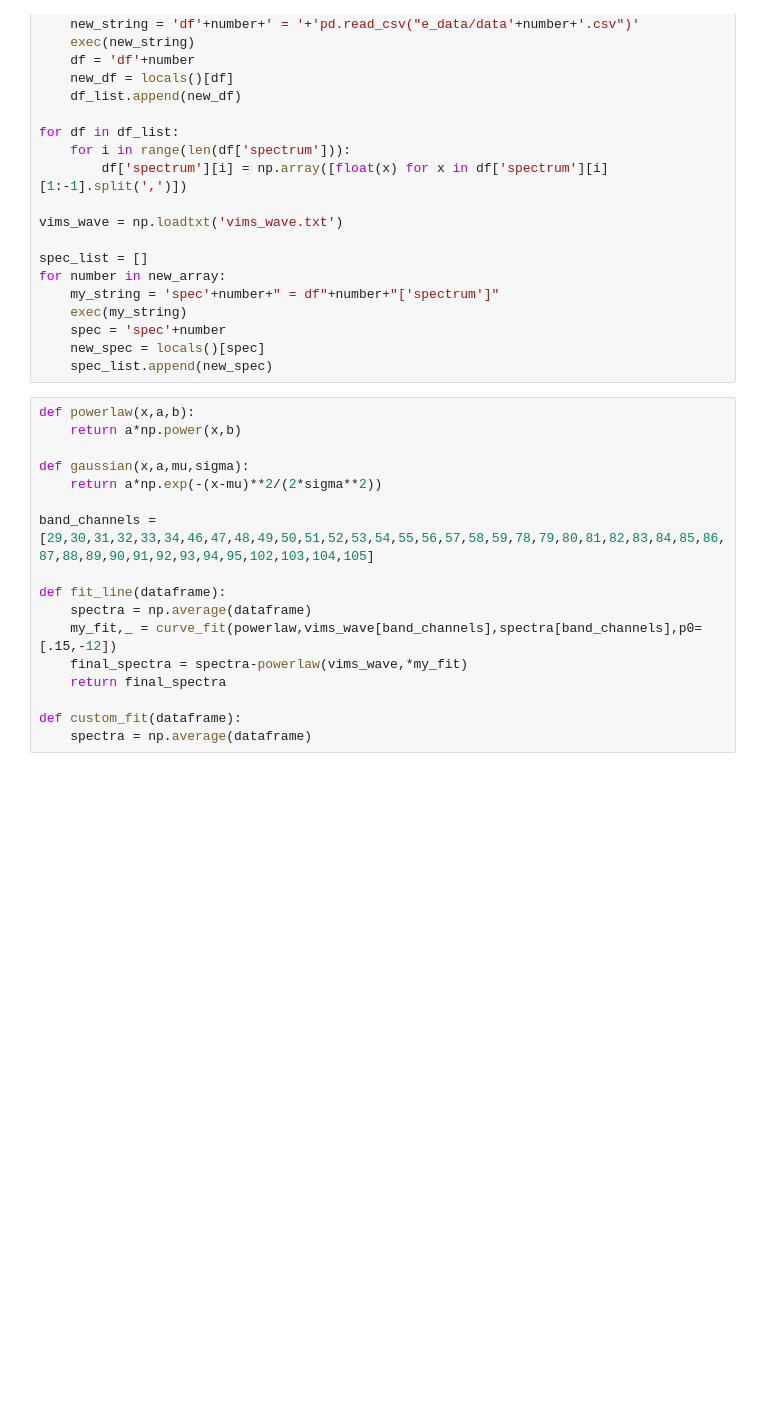
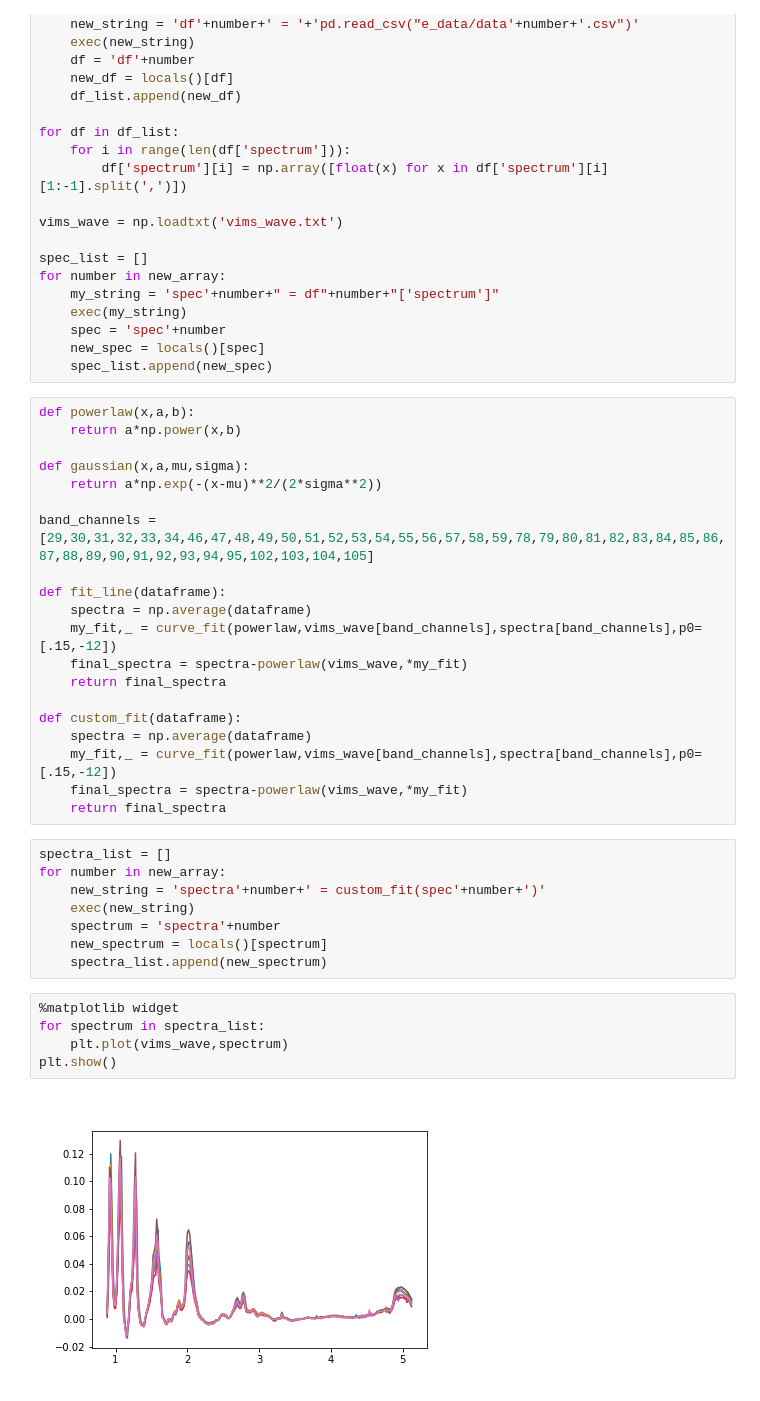
Before and after one commit to lucaslibshutz/spectralResearch, a Jupyter notebook: iPad_fitting_2.ipynb, the cells around one changed output. Drawn from its saved outputs; the diff is of its cells as text; blank space fills up the shorter version.

```diff
--- a/iPad_fitting_2.ipynb
+++ b/iPad_fitting_2.ipynb
@@ -45,3 +45,21 @@ def fit_line(dataframe):
 
 def custom_fit(dataframe):
     spectra = np.average(dataframe)
+    my_fit,_ = curve_fit(powerlaw,vims_wave[band_channels],spectra[band_channels],p0=[.15,-12])
+    final_spectra = spectra-powerlaw(vims_wave,*my_fit)
+    return final_spectra
+# %%
+spectra_list = []
+for number in new_array:
+    new_string = 'spectra'+number+' = custom_fit(spec'+number+')'
+    exec(new_string)
+    spectrum = 'spectra'+number
+    new_spectrum = locals()[spectrum]
+    spectra_list.append(new_spectrum)
+# %%
+%matplotlib widget
+for spectrum in spectra_list:
+    plt.plot(vims_wave,spectrum)
+plt.show()
+# %% [output]
+[figure, added]
```
Also changed, not shown: parts of 1 cell of this notebook, 4 other files.
